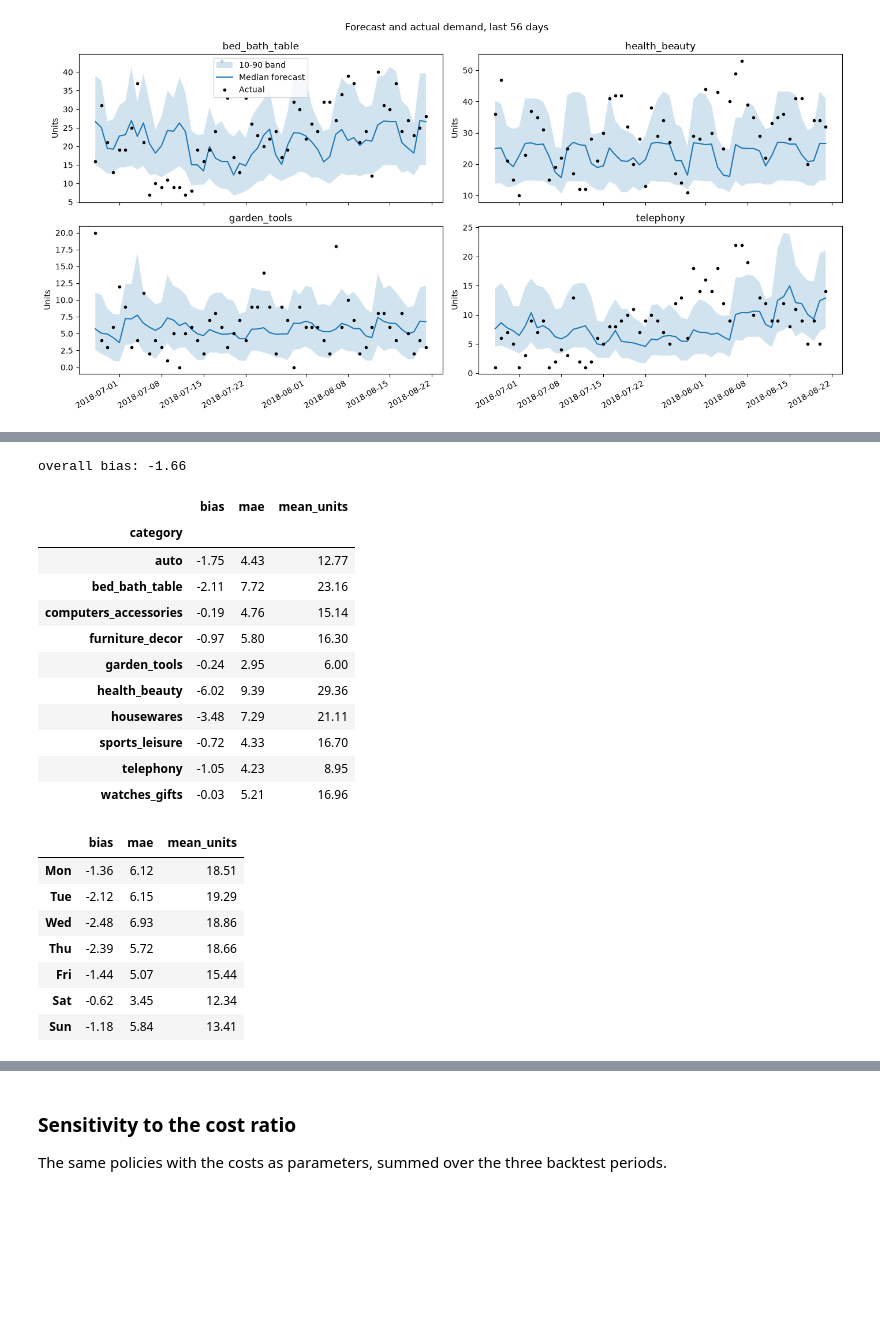
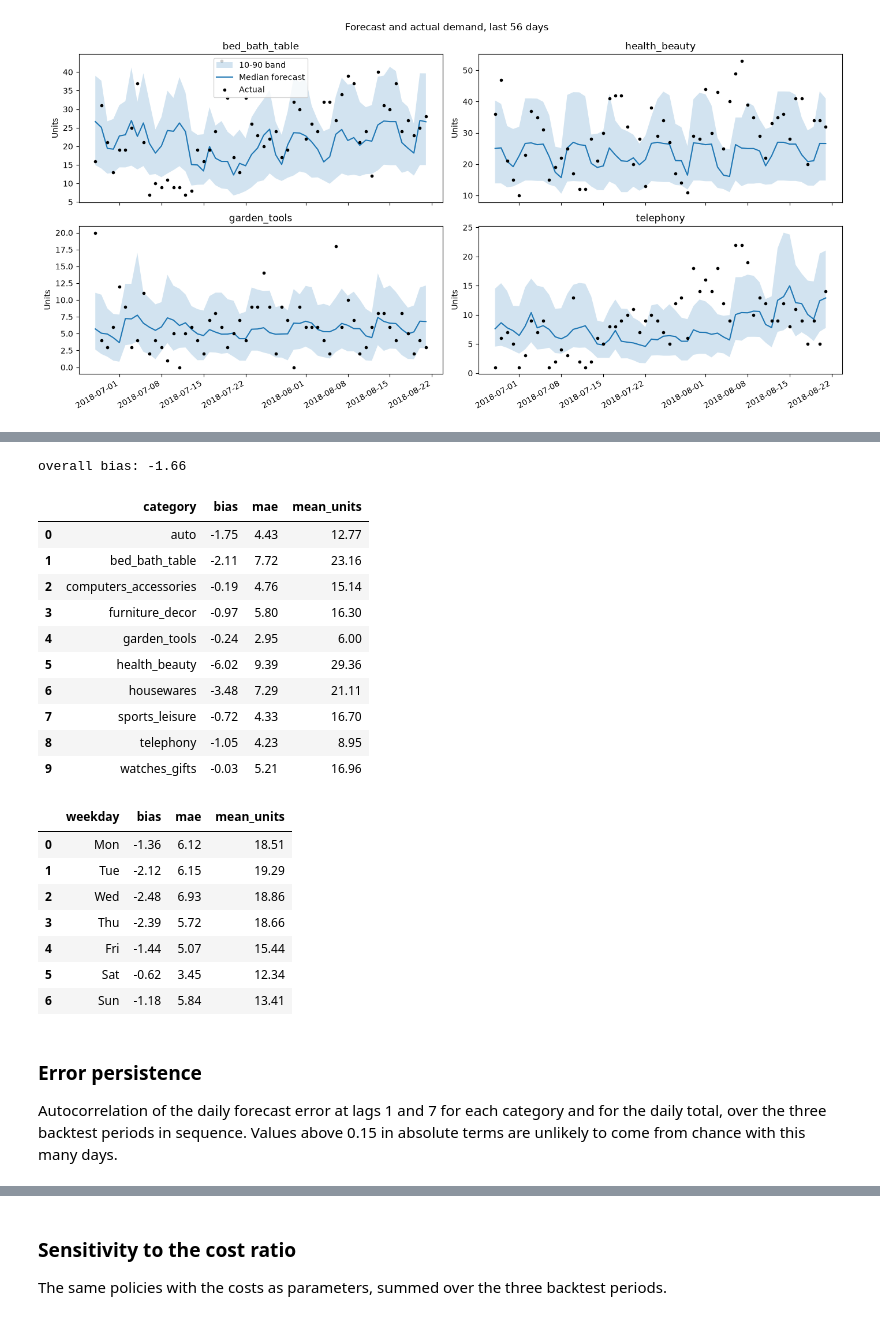
Before and after one commit to delficomerso/olist-demand-forecasting, a Jupyter notebook: notebooks/04_forecast_and_decision.ipynb, the cells around one changed output, grey strips where cells are left out. Cells and saved outputs as stored; diff of their text form; code cells hidden in the pictures; blank space fills up the shorter version.

```diff
--- a/notebooks/04_forecast_and_decision.ipynb
+++ b/notebooks/04_forecast_and_decision.ipynb
@@ -93,13 +107,11 @@ A single model for all categories, trained on the days before the test period.
 # %%
-import lightgbm as lgb
-
 test_start = test.index.min()
 features = ["category", "lag_7", "lag_14", "lag_21", "lag_28", "mean_7", "mean_28", "dow"]
 
 train_df = long[long["day"] < test_start]
 test_df = long[long["day"] >= test_start]
 
-model = lgb.LGBMRegressor(n_estimators=300, learning_rate=0.05, random_state=42, verbose=-1)
+model = lgb.LGBMRegressor(objective="l1", n_estimators=300, learning_rate=0.05, random_state=42, verbose=-1)
 model.fit(train_df[features], train_df["units"])
 
 test_df = test_df.assign(pred=model.predict(test_df[features]))
@@ -113,9 +125,8 @@ res_lgb = pd.DataFrame({
 })
 
 compare = res_4w.rename(columns={"mae": "mae_4w", "wape": "wape_4w"}).join(res_lgb).round(2)
-print(compare)
-
 total_4w = (test - naive_4w.loc[test.index]).abs().sum().sum() / test.sum().sum()
 total_lgb = err.sum() / test_df["units"].sum()
 print("overall WAPE, baseline 4w:", round(total_4w, 3), "| LightGBM:", round(total_lgb, 3))
+compare.reset_index(names="category")
 # %% [output]
@@ -161,11 +179,10 @@ The same comparison with fewer and smaller trees.
 train_clean = long[before_test & ~black_friday]
 
 configs = {
-    "default":   dict(n_estimators=300, learning_rate=0.05, random_state=42, verbose=-1),
-    "small":     dict(n_estimators=150, learning_rate=0.05, num_leaves=8, min_child_samples=40, random_state=42, verbose=-1),
-    "very small": dict(n_estimators=100, learning_rate=0.05, num_leaves=4, min_child_samples=60, random_state=42, verbose=-1),
+    "default":   dict(objective="l1", n_estimators=300, learning_rate=0.05, random_state=42, verbose=-1),
+    "small":     dict(objective="l1", n_estimators=150, learning_rate=0.05, num_leaves=8, min_child_samples=40, random_state=42, verbose=-1),
+    "very small": dict(objective="l1", n_estimators=100, learning_rate=0.05, num_leaves=4, min_child_samples=60, random_state=42, verbose=-1),
 }
 
-for name, params in configs.items():
-    print(f"{name:12s}:", round(fit_eval(train_clean, params), 3))
+pd.DataFrame({"wape": {name: fit_eval(train_clean, params) for name, params in configs.items()}}).round(3).reset_index(names="model")
 # %% [output]
@@ -530,42 +625,45 @@ Bias and MAE of the median forecast on the last 56 days, by category and by week
 # %%
 preds["error"] = preds["q50"] - preds["units"]
 preds["weekday"] = preds["day"].dt.day_of_week
 
 by_category = preds.groupby("category", observed=True).agg(
     bias=("error", "mean"),
     mae=("error", lambda e: e.abs().mean()),
     mean_units=("units", "mean"),
 ).round(2)
 
 by_weekday = preds.groupby("weekday").agg(
     bias=("error", "mean"),
     mae=("error", lambda e: e.abs().mean()),
     mean_units=("units", "mean"),
 ).round(2)
 by_weekday.index = ["Mon", "Tue", "Wed", "Thu", "Fri", "Sat", "Sun"]
 
 print("overall bias:", round(preds["error"].mean(), 2))
-display(by_category)
-display(by_weekday)
+display(by_category.reset_index())
+display(by_weekday.reset_index(names="weekday"))
 # %% [output]
 overall bias: -1.66
-|  | bias | mae | mean_units |
-| category |  |  |  |
-| auto | -1.75 | 4.43 | 12.77 |
-| bed_bath_table | -2.11 | 7.72 | 23.16 |
-| computers_accessories | -0.19 | 4.76 | 15.14 |
-| furniture_decor | -0.97 | 5.80 | 16.30 |
-| garden_tools | -0.24 | 2.95 | 6.00 |
-| health_beauty | -6.02 | 9.39 | 29.36 |
-| housewares | -3.48 | 7.29 | 21.11 |
-| sports_leisure | -0.72 | 4.33 | 16.70 |
-| telephony | -1.05 | 4.23 | 8.95 |
-| watches_gifts | -0.03 | 5.21 | 16.96 |
+|  | category | bias | mae | mean_units |
+| 0 | auto | -1.75 | 4.43 | 12.77 |
+| 1 | bed_bath_table | -2.11 | 7.72 | 23.16 |
+| 2 | computers_accessories | -0.19 | 4.76 | 15.14 |
+| 3 | furniture_decor | -0.97 | 5.80 | 16.30 |
+| 4 | garden_tools | -0.24 | 2.95 | 6.00 |
+| 5 | health_beauty | -6.02 | 9.39 | 29.36 |
+| 6 | housewares | -3.48 | 7.29 | 21.11 |
+| 7 | sports_leisure | -0.72 | 4.33 | 16.70 |
+| 8 | telephony | -1.05 | 4.23 | 8.95 |
+| 9 | watches_gifts | -0.03 | 5.21 | 16.96 |
-|  | bias | mae | mean_units |
-| Mon | -1.36 | 6.12 | 18.51 |
-| Tue | -2.12 | 6.15 | 19.29 |
-| Wed | -2.48 | 6.93 | 18.86 |
-| Thu | -2.39 | 5.72 | 18.66 |
-| Fri | -1.44 | 5.07 | 15.44 |
-| Sat | -0.62 | 3.45 | 12.34 |
-| Sun | -1.18 | 5.84 | 13.41 |
+|  | weekday | bias | mae | mean_units |
+| 0 | Mon | -1.36 | 6.12 | 18.51 |
+| 1 | Tue | -2.12 | 6.15 | 19.29 |
+| 2 | Wed | -2.48 | 6.93 | 18.86 |
+| 3 | Thu | -2.39 | 5.72 | 18.66 |
+| 4 | Fri | -1.44 | 5.07 | 15.44 |
+| 5 | Sat | -0.62 | 3.45 | 12.34 |
+| 6 | Sun | -1.18 | 5.84 | 13.41 |
+# %% [markdown]
+### Error persistence
+
+Autocorrelation of the daily forecast error at lags 1 and 7 for each category and for the daily total, over the three backtest periods in sequence. Values above 0.15 in absolute terms are unlikely to come from chance with this many days.
```
Also changed, not shown: parts of 54 cells of this notebook, 4 other files.
